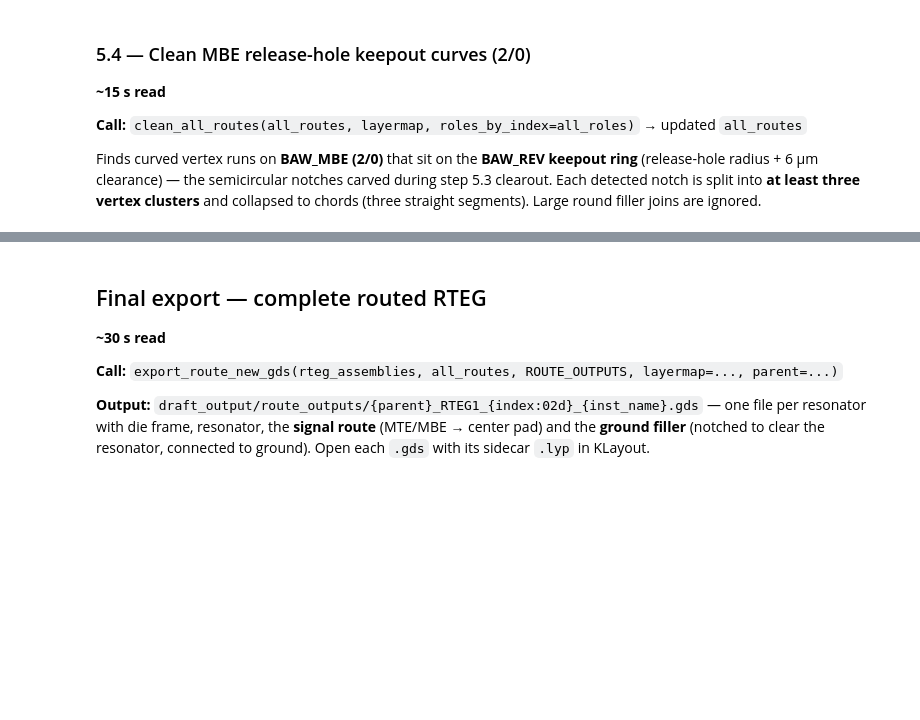
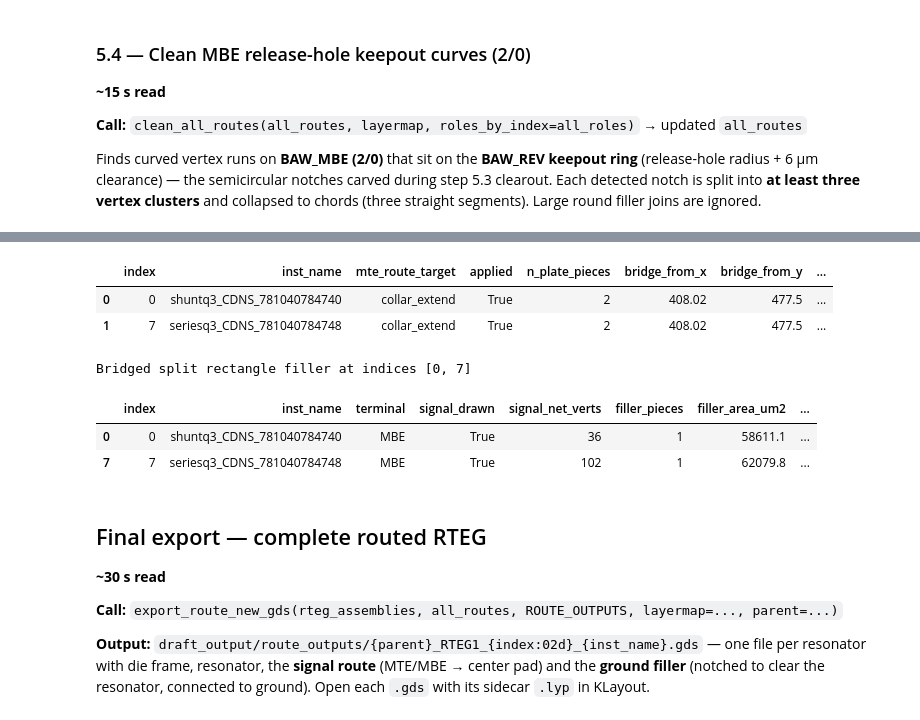
Before and after one commit to ReubenSKWS/rteg-automation, a Jupyter notebook: python_code/single_run.ipynb, the cells around one changed output, grey strips where cells are left out. Drawn from its saved outputs; the diff is of its cells as text; code cells hidden in the pictures; blank space fills up the shorter version.

```diff
--- a/python_code/single_run.ipynb
+++ b/python_code/single_run.ipynb
@@ -609,3 +620,33 @@ Cleaned release-hole keepout curves on 8 resonators
+# %%
+from src.rteg_filler_bridge import apply_filler_bridge_all_routes, filler_bridge_overview_rows
+
+# Step 5.5: 1 µm right-edge bridge (top-right → bottom-right) when rectangle plate split in two.
+bridge_preview = filler_bridge_overview_rows(
+    all_routes, all_roles, all_classify, layermap,
+)
+if bridge_preview:
+    display(pd.DataFrame(bridge_preview))
+else:
+    print("No split rectangle filler plates to bridge")
+
+all_routes = apply_filler_bridge_all_routes(
+    all_routes, all_roles, all_classify, layermap,
+)
+
+bridged = [row["index"] for row in bridge_preview]
+if bridged:
+    print(f"Bridged split rectangle filler at indices {bridged}")
+    display(pd.DataFrame(routes_overview_rows(all_routes)).query("index in @bridged"))
+else:
+    print("Step 5.5 skipped — no qualifying split rectangle filler plates")
+# %% [output]
+|  | index | inst_name | mte_route_target | applied | n_plate_pieces | bridge_from_x | bridge_from_y | ... |
+| 0 | 0 | shuntq3_CDNS_781040784740 | collar_extend | True | 2 | 408.02 | 477.5 | ... |
+| 1 | 7 | seriesq3_CDNS_781040784748 | collar_extend | True | 2 | 408.02 | 477.5 | ... |
+Bridged split rectangle filler at indices [0, 7]
+|  | index | inst_name | terminal | signal_drawn | signal_net_verts | filler_pieces | filler_area_um2 | ... |
+| 0 | 0 | shuntq3_CDNS_781040784740 | MBE | True | 36 | 1 | 58611.1 | ... |
+| 7 | 7 | seriesq3_CDNS_781040784748 | MBE | True | 102 | 1 | 62079.8 | ... |
 # %% [markdown]
 ## Final export — complete routed RTEG
 
```
Also changed, not shown: parts of 6 cells of this notebook, 2 other files.
